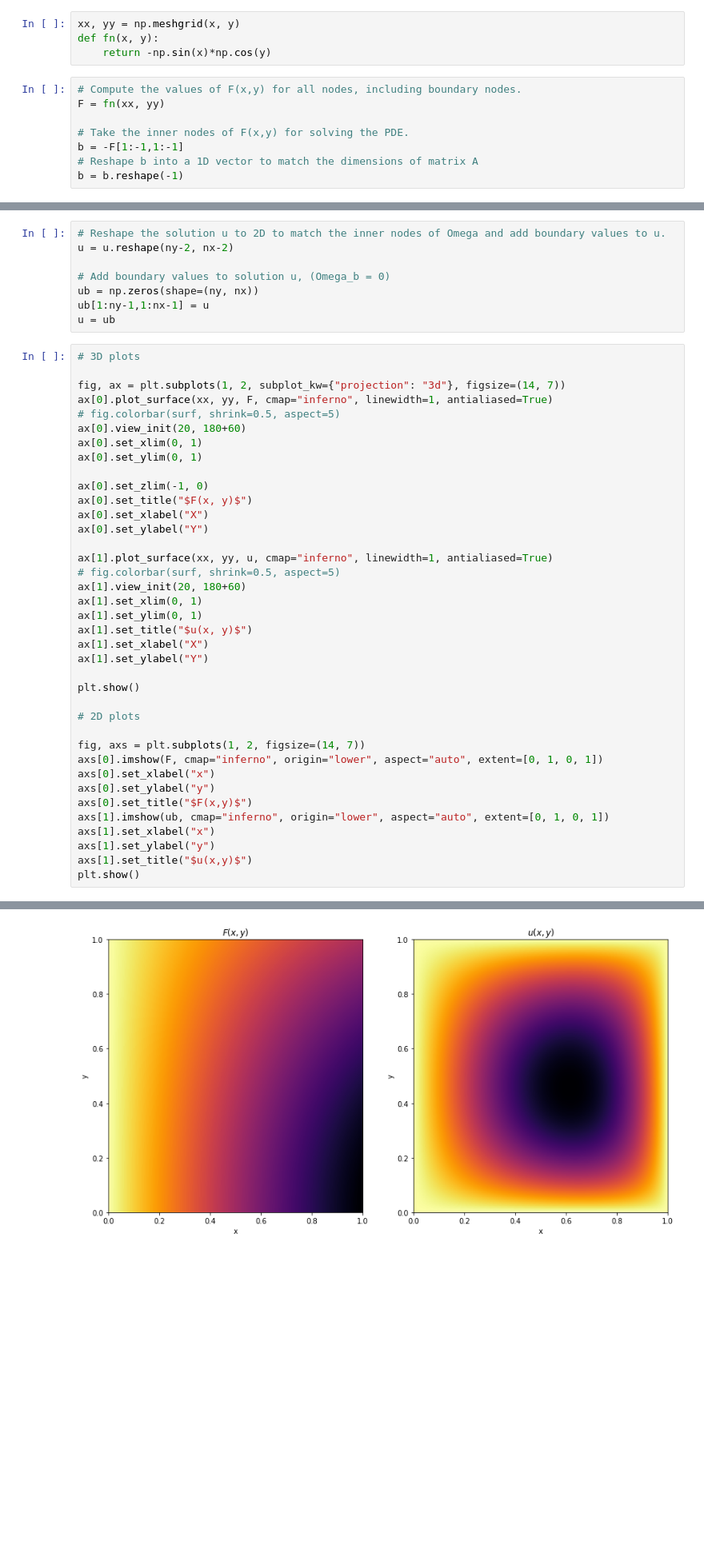
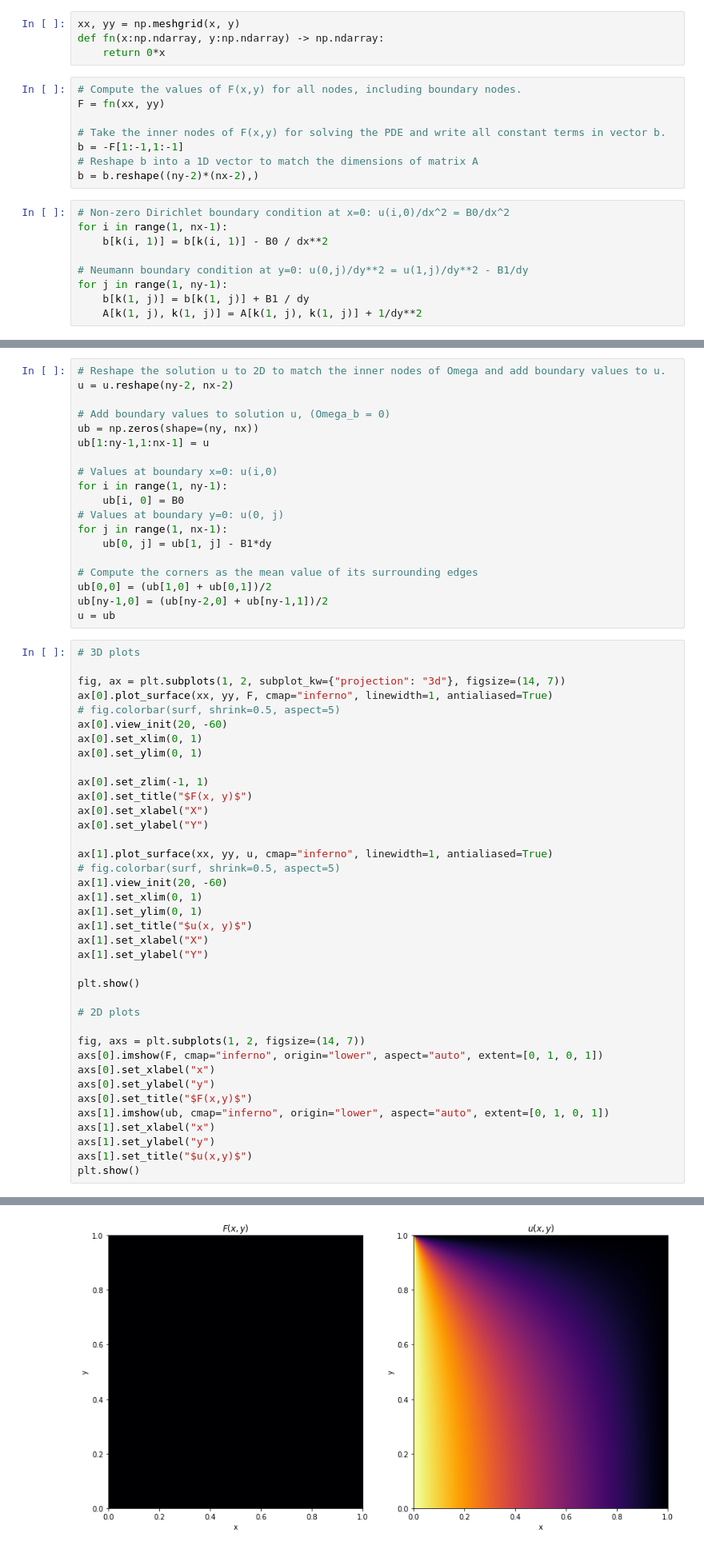
Before and after one commit to gilbertfrancois/partial-differential-equations, a Jupyter notebook: 2D Poisson equation, Finite Difference, BC.ipynb, the cells around one changed output, grey strips where cells are left out. Shown at 80% size. Drawn from its saved outputs; the diff is of its cells as text; blank space fills up the shorter version.

```diff
--- a/2D Poisson equation, Finite Difference, BC.ipynb
+++ b/2D Poisson equation, Finite Difference, BC.ipynb
@@ -153,16 +184,25 @@ x = np.linspace(0, 1, nx)
 y = np.linspace(0, 1, ny)
 # %%
 xx, yy = np.meshgrid(x, y)
-def fn(x, y):
-    return -np.sin(x)*np.cos(y)
+def fn(x:np.ndarray, y:np.ndarray) -> np.ndarray:
+    return 0*x
 # %%
 # Compute the values of F(x,y) for all nodes, including boundary nodes.
 F = fn(xx, yy)
 
-# Take the inner nodes of F(x,y) for solving the PDE.
+# Take the inner nodes of F(x,y) for solving the PDE and write all constant terms in vector b.
 b = -F[1:-1,1:-1]
 # Reshape b into a 1D vector to match the dimensions of matrix A
-b = b.reshape(-1)
+b = b.reshape((ny-2)*(nx-2),)
+# %%
+# Non-zero Dirichlet boundary condition at x=0: u(i,0)/dx^2 = B0/dx^2
+for i in range(1, nx-1):
+    b[k(i, 1)] = b[k(i, 1)] - B0 / dx**2
+
+# Neumann boundary condition at y=0: u(0,j)/dy**2 = u(1,j)/dy**2 - B1/dy
+for j in range(1, ny-1):
+    b[k(1, j)] = b[k(1, j)] + B1 / dy
+    A[k(1, j), k(1, j)] = A[k(1, j), k(1, j)] + 1/dy**2
 # %%
 %%time
 
@@ -178,6 +218,17 @@ u = u.reshape(ny-2, nx-2)
 # Add boundary values to solution u, (Omega_b = 0)
 ub = np.zeros(shape=(ny, nx))
 ub[1:ny-1,1:nx-1] = u
+
+# Values at boundary x=0: u(i,0)
+for i in range(1, ny-1):
+    ub[i, 0] = B0
+# Values at boundary y=0: u(0, j)
+for j in range(1, nx-1):
+    ub[0, j] = ub[1, j] - B1*dy
+
+# Compute the corners as the mean value of its surrounding edges
+ub[0,0] = (ub[1,0] + ub[0,1])/2
+ub[ny-1,0] = (ub[ny-2,0] + ub[ny-1,1])/2
 u = ub
 # %%
 # 3D plots
@@ -185,18 +236,18 @@ u = ub
 fig, ax = plt.subplots(1, 2, subplot_kw={"projection": "3d"}, figsize=(14, 7))
 ax[0].plot_surface(xx, yy, F, cmap="inferno", linewidth=1, antialiased=True)
 # fig.colorbar(surf, shrink=0.5, aspect=5)
-ax[0].view_init(20, 180+60)
+ax[0].view_init(20, -60)
 ax[0].set_xlim(0, 1)
 ax[0].set_ylim(0, 1)
 
-ax[0].set_zlim(-1, 0)
+ax[0].set_zlim(-1, 1)
 ax[0].set_title("$F(x, y)$")
 ax[0].set_xlabel("X")
 ax[0].set_ylabel("Y")
 
 ax[1].plot_surface(xx, yy, u, cmap="inferno", linewidth=1, antialiased=True)
 # fig.colorbar(surf, shrink=0.5, aspect=5)
-ax[1].view_init(20, 180+60)
+ax[1].view_init(20, -60)
 ax[1].set_xlim(0, 1)
 ax[1].set_ylim(0, 1)
 ax[1].set_title("$u(x, y)$")
@@ -222 +273 @@ plt.show()
-[figure, old version]
+[figure, new version]
```
Also changed, not shown: parts of 11 cells of this notebook.
